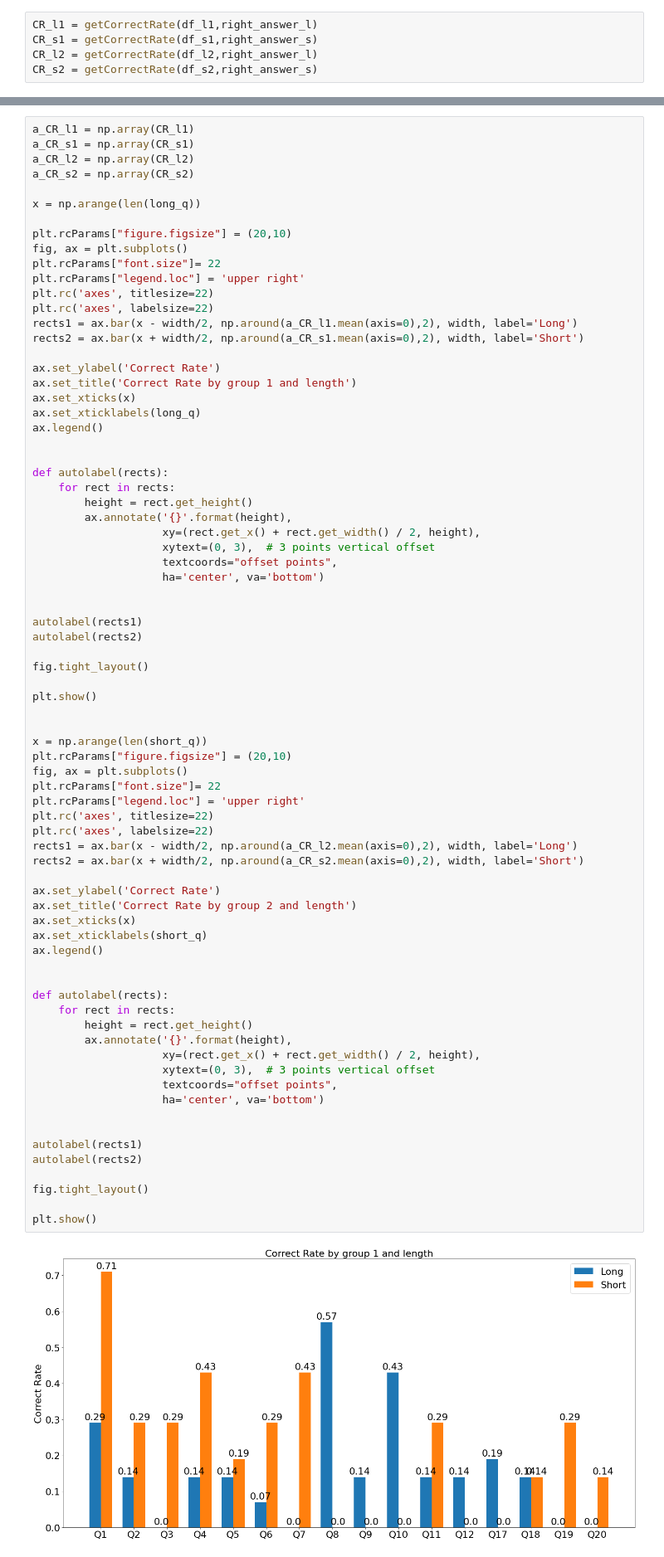
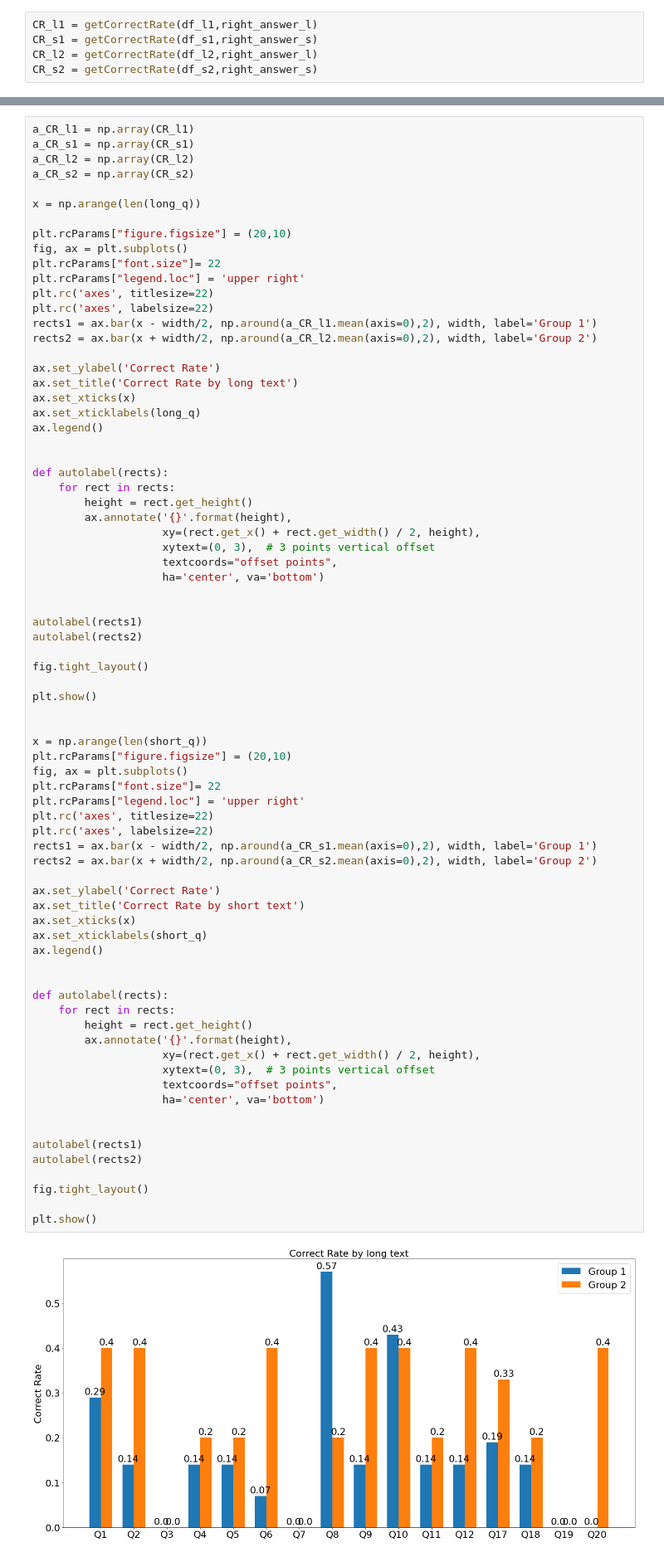
Before and after one commit to COMPSCI705-SOFTENG702-Group-2/LinkupGameWithNotifications, a Jupyter notebook: Analyser/analyser.ipynb, the cells around one changed output, grey strips where cells are left out. Shown at 83% size. Cells and saved outputs as stored; diff of their text form.

```diff
--- a/Analyser/analyser.ipynb
+++ b/Analyser/analyser.ipynb
@@ -201,11 +201,11 @@ plt.rcParams["font.size"]= 22
 plt.rcParams["legend.loc"] = 'upper right'
 plt.rc('axes', titlesize=22)
 plt.rc('axes', labelsize=22)
-rects1 = ax.bar(x - width/2, np.around(a_CR_l1.mean(axis=0),2), width, label='Long')
-rects2 = ax.bar(x + width/2, np.around(a_CR_s1.mean(axis=0),2), width, label='Short')
+rects1 = ax.bar(x - width/2, np.around(a_CR_l1.mean(axis=0),2), width, label='Group 1')
+rects2 = ax.bar(x + width/2, np.around(a_CR_l2.mean(axis=0),2), width, label='Group 2')
 
 ax.set_ylabel('Correct Rate')
-ax.set_title('Correct Rate by group 1 and length')
+ax.set_title('Correct Rate by long text')
 ax.set_xticks(x)
 ax.set_xticklabels(long_q)
 ax.legend()
@@ -233,34 +233,34 @@ x = np.arange(len(short_q))
 plt.rcParams["figure.figsize"] = (20,10)
 fig, ax = plt.subplots()
 plt.rcParams["font.size"]= 22
 plt.rcParams["legend.loc"] = 'upper right'
 plt.rc('axes', titlesize=22)
 plt.rc('axes', labelsize=22)
-rects1 = ax.bar(x - width/2, np.around(a_CR_l2.mean(axis=0),2), width, label='Long')
-rects2 = ax.bar(x + width/2, np.around(a_CR_s2.mean(axis=0),2), width, label='Short')
+rects1 = ax.bar(x - width/2, np.around(a_CR_s1.mean(axis=0),2), width, label='Group 1')
+rects2 = ax.bar(x + width/2, np.around(a_CR_s2.mean(axis=0),2), width, label='Group 2')
 
 ax.set_ylabel('Correct Rate')
-ax.set_title('Correct Rate by group 2 and length')
+ax.set_title('Correct Rate by short text')
 ax.set_xticks(x)
 ax.set_xticklabels(short_q)
 ax.legend()
 
 
 def autolabel(rects):
     for rect in rects:
         height = rect.get_height()
         ax.annotate('{}'.format(height),
                     xy=(rect.get_x() + rect.get_width() / 2, height),
                     xytext=(0, 3),  # 3 points vertical offset
                     textcoords="offset points",
                     ha='center', va='bottom')
 
 
 autolabel(rects1)
 autolabel(rects2)
 
 fig.tight_layout()
 
 plt.show()
 # %% [output]
-[figure, old version]
+[figure, new version]
```
Also changed, not shown: parts of 1 cell of this notebook, 3 other files.
